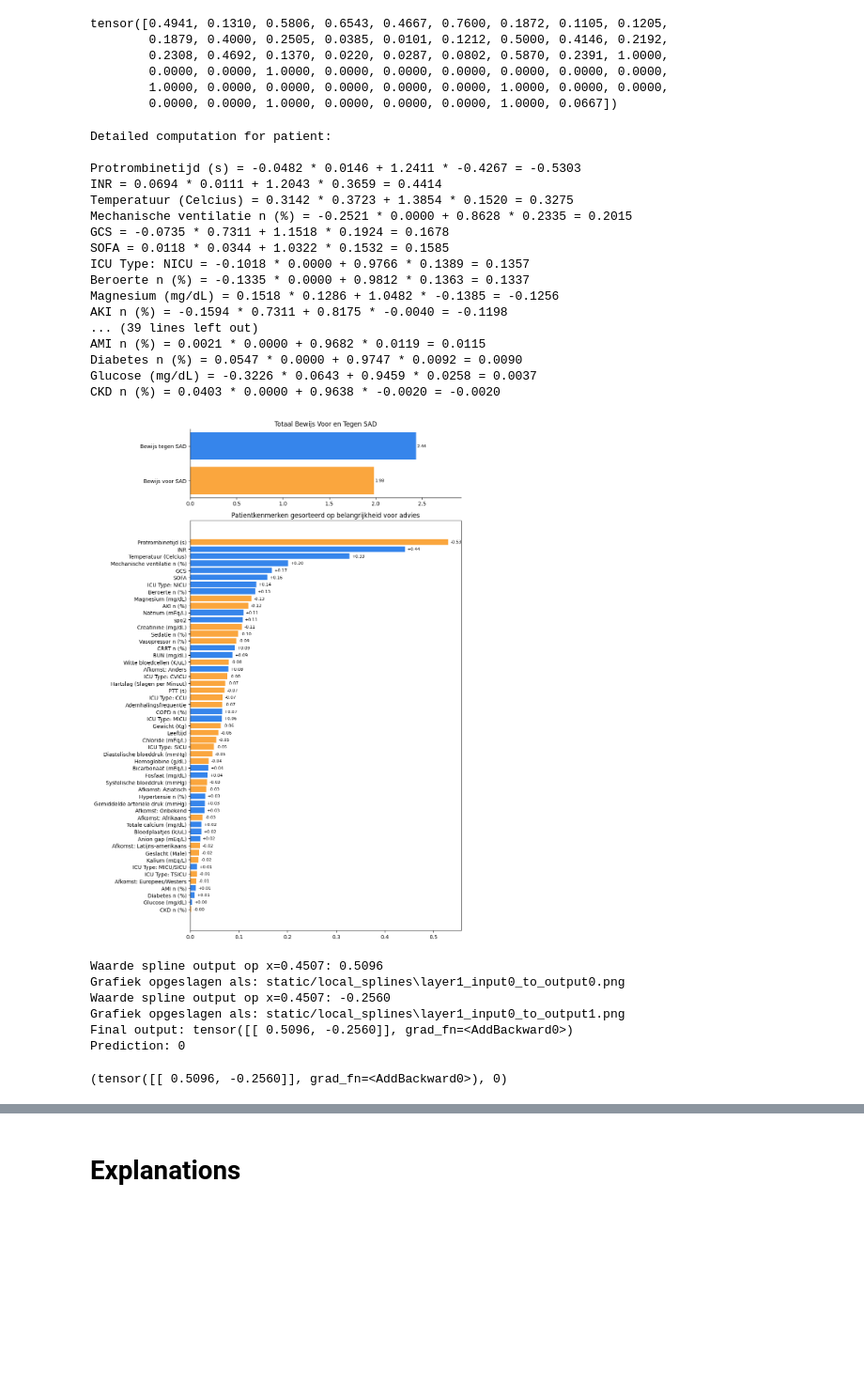
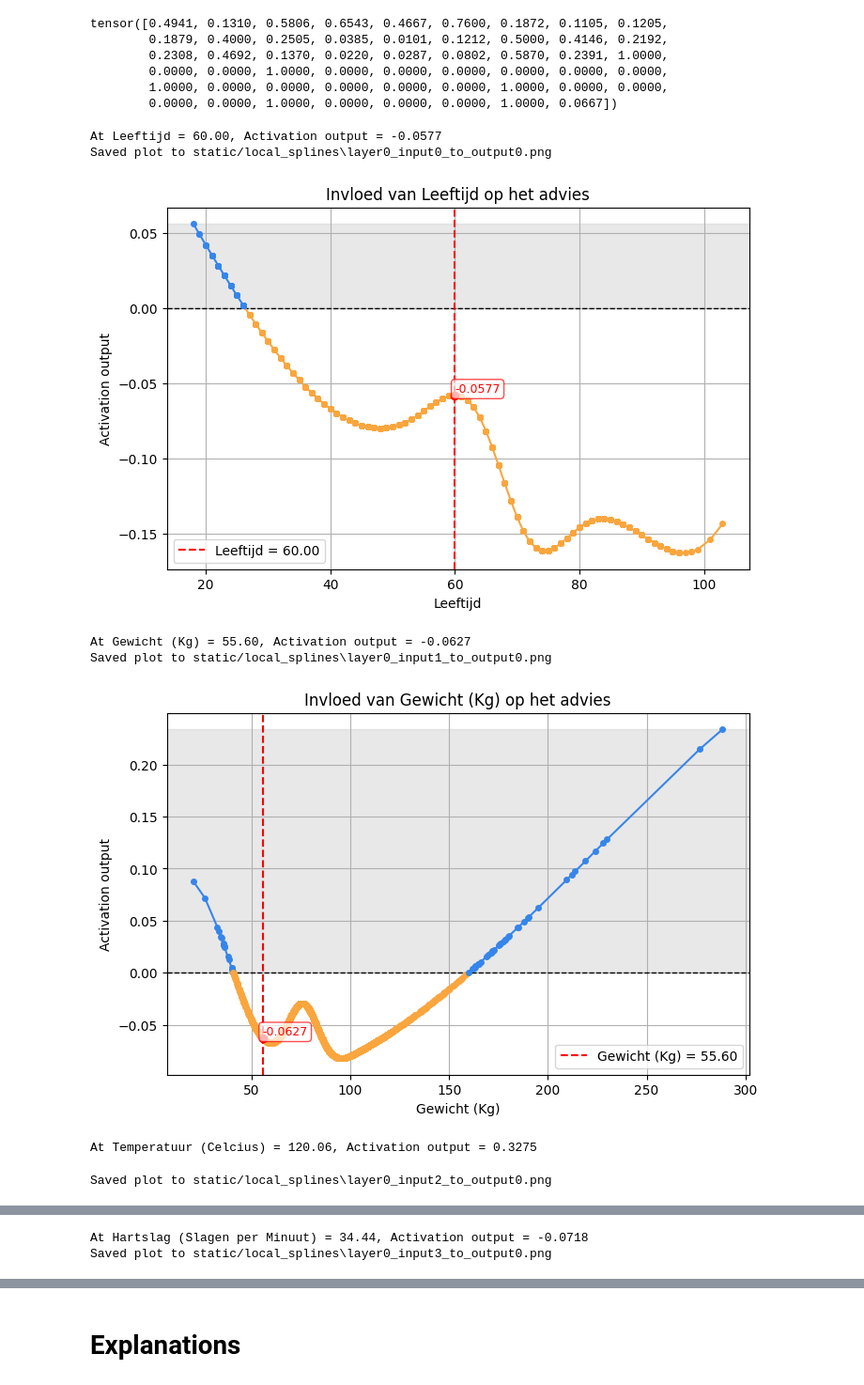
Before and after one commit to TaravMierlo/KAN, a Jupyter notebook: KAN_on_SAD.ipynb, the cells around one changed output, grey strips where cells are left out. Shown at 94% size. Saved outputs shown, nothing was run; the diff lists cells and outputs as text; code cells hidden in the pictures; blank space fills up the shorter version.

Commit message:
add visualization

```diff
--- a/KAN_on_SAD.ipynb
+++ b/KAN_on_SAD.ipynb
@@ -1025,30 +1025,13 @@ tensor([0.4941, 0.1310, 0.5806, 0.6543, 0.4667, 0.7600, 0.1872, 0.1105, 0.1205,
         1.0000, 0.0000, 0.0000, 0.0000, 0.0000, 0.0000, 1.0000, 0.0000, 0.0000,
         0.0000, 0.0000, 1.0000, 0.0000, 0.0000, 0.0000, 1.0000, 0.0667])
 # %%
-manual_forward_kan(model, patient2, detailed_computation=True)
+manual_forward_kan(model, patient2, detailed_computation=True, splineplots=True)
 # %% [output]
-Detailed computation for patient:
-
-Protrombinetijd (s) = -0.0482 * 0.0146 + 1.2411 * -0.4267 = -0.5303
-INR = 0.0694 * 0.0111 + 1.2043 * 0.3659 = 0.4414
-Temperatuur (Celcius) = 0.3142 * 0.3723 + 1.3854 * 0.1520 = 0.3275
-Mechanische ventilatie n (%) = -0.2521 * 0.0000 + 0.8628 * 0.2335 = 0.2015
-GCS = -0.0735 * 0.7311 + 1.1518 * 0.1924 = 0.1678
-SOFA = 0.0118 * 0.0344 + 1.0322 * 0.1532 = 0.1585
-ICU Type: NICU = -0.1018 * 0.0000 + 0.9766 * 0.1389 = 0.1357
-Beroerte n (%) = -0.1335 * 0.0000 + 0.9812 * 0.1363 = 0.1337
-Magnesium (mg/dL) = 0.1518 * 0.1286 + 1.0482 * -0.1385 = -0.1256
-AKI n (%) = -0.1594 * 0.7311 + 0.8175 * -0.0040 = -0.1198
-... (39 lines left out)
-AMI n (%) = 0.0021 * 0.0000 + 0.9682 * 0.0119 = 0.0115
-Diabetes n (%) = 0.0547 * 0.0000 + 0.9747 * 0.0092 = 0.0090
-Glucose (mg/dL) = -0.3226 * 0.0643 + 0.9459 * 0.0258 = 0.0037
-CKD n (%) = 0.0403 * 0.0000 + 0.9638 * -0.0020 = -0.0020
+At Leeftijd = 60.00, Activation output = -0.0577
+Saved plot to static/local_splines\layer0_input0_to_output0.png
-[figure, old version]
+[figure, new version]
-Waarde spline output op x=0.4507: 0.5096
-Grafiek opgeslagen als: static/local_splines\layer1_input0_to_output0.png
-Waarde spline output op x=0.4507: -0.2560
-Grafiek opgeslagen als: static/local_splines\layer1_input0_to_output1.png
-Final output: tensor([[ 0.5096, -0.2560]], grad_fn=<AddBackward0>)
-Prediction: 0
+At Gewicht (Kg) = 55.60, Activation output = -0.0627
+Saved plot to static/local_splines\layer0_input1_to_output0.png
+[figure, added]
-(tensor([[ 0.5096, -0.2560]], grad_fn=<AddBackward0>), 0)
+At Temperatuur (Celcius) = 120.06, Activation output = 0.3275
+Saved plot to static/local_splines\layer0_input2_to_output0.png
@@ -1054,0 +1039,2 @@ Prediction: 0
+At Hartslag (Slagen per Minuut) = 34.44, Activation output = -0.0718
+Saved plot to static/local_splines\layer0_input3_to_output0.png
```
Also changed, not shown: parts of 1 cell of this notebook, 4 other files.
